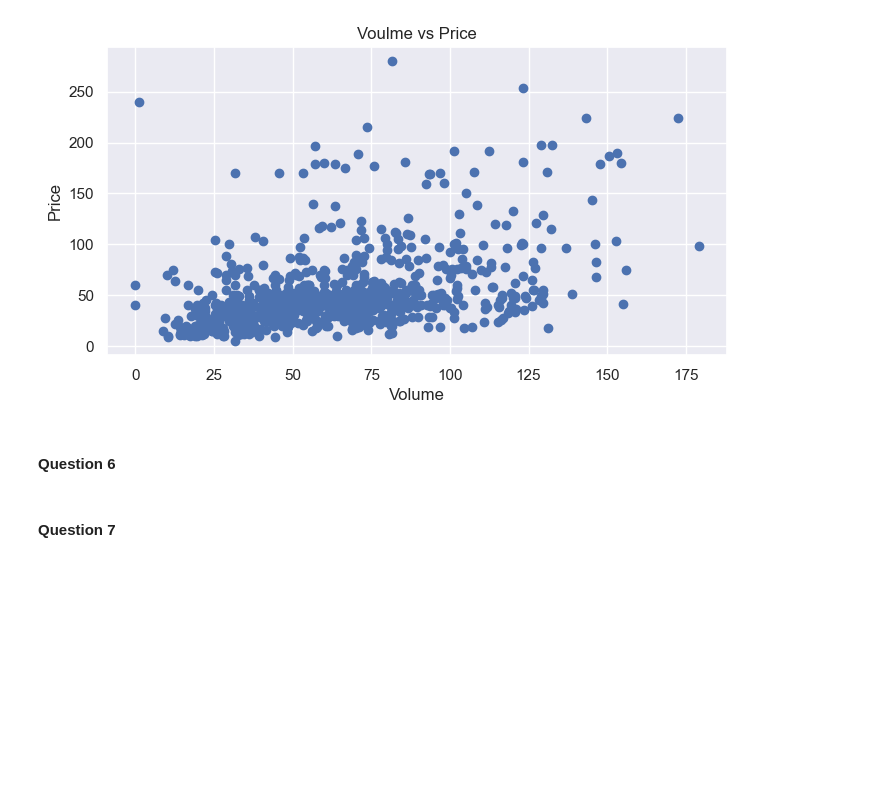
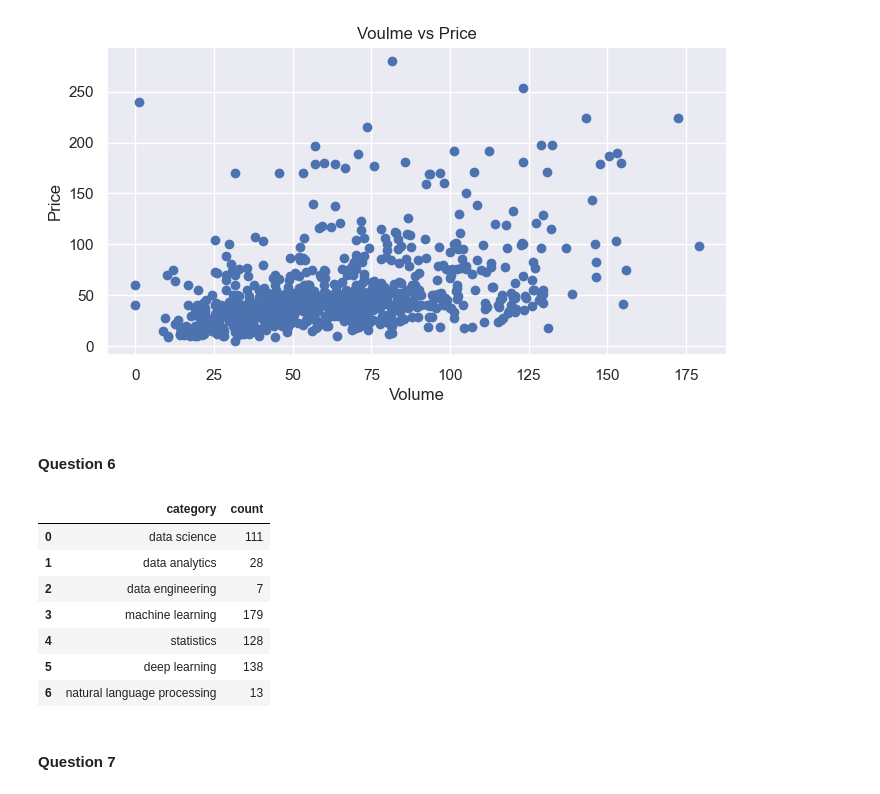
Before and after one commit to jshef747/Python-Homework2, a Jupyter notebook: assignment2-task2.ipynb, the cells around one changed output. Saved outputs shown, nothing was run; the diff lists cells and outputs as text; code cells hidden in the pictures; blank space fills up the shorter version.

```diff
--- a/assignment2-task2.ipynb
+++ b/assignment2-task2.ipynb
@@ -199,6 +200,32 @@ plt.show()
 ### display the number of books that fall into each category and their total, in the same table
 ### some books may not belong to any of the listed above categories
 ### category match should be case insensitive
+# %%
+keyPhrases = ['data science', 'data analytics', 'data engineering', 'machine learning', 'statistics',
+             'deep learning', 'natural language processing']
+
+df['lower case title'] = df['title'].str.lower()
+counts = [
+    df['lower case title']
+      .str.contains(phrase, case=False, na=False)  # case‑insensitive match
+      .sum()
+    for phrase in keyPhrases
+]
+
+category_and_counts = pd.DataFrame({
+    'category': keyPhrases,
+    'count': counts
+})
+category_and_counts
+# %% [output]
+|  | category | count |
+| 0 | data science | 111 |
+| 1 | data analytics | 28 |
+| 2 | data engineering | 7 |
+| 3 | machine learning | 179 |
+| 4 | statistics | 128 |
+| 5 | deep learning | 138 |
+| 6 | natural language processing | 13 |
 # %% [markdown]
 #### Question 7
 # %%
```
Also changed, not shown: parts of 2 cells of this notebook.
